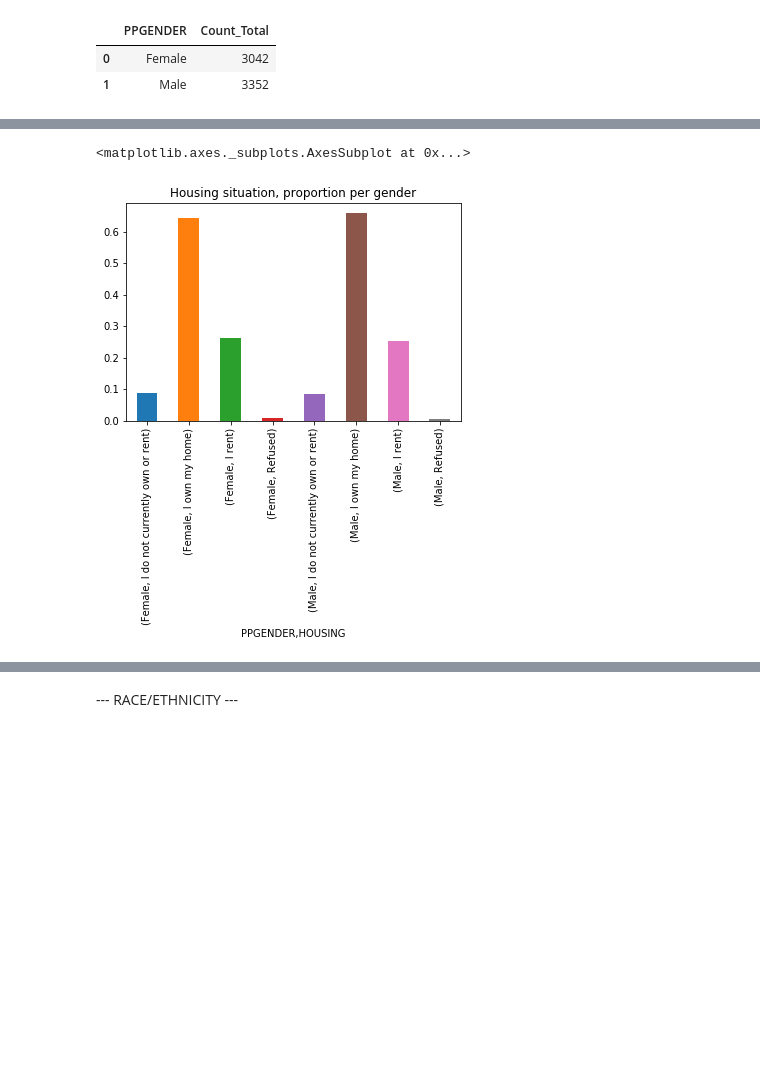
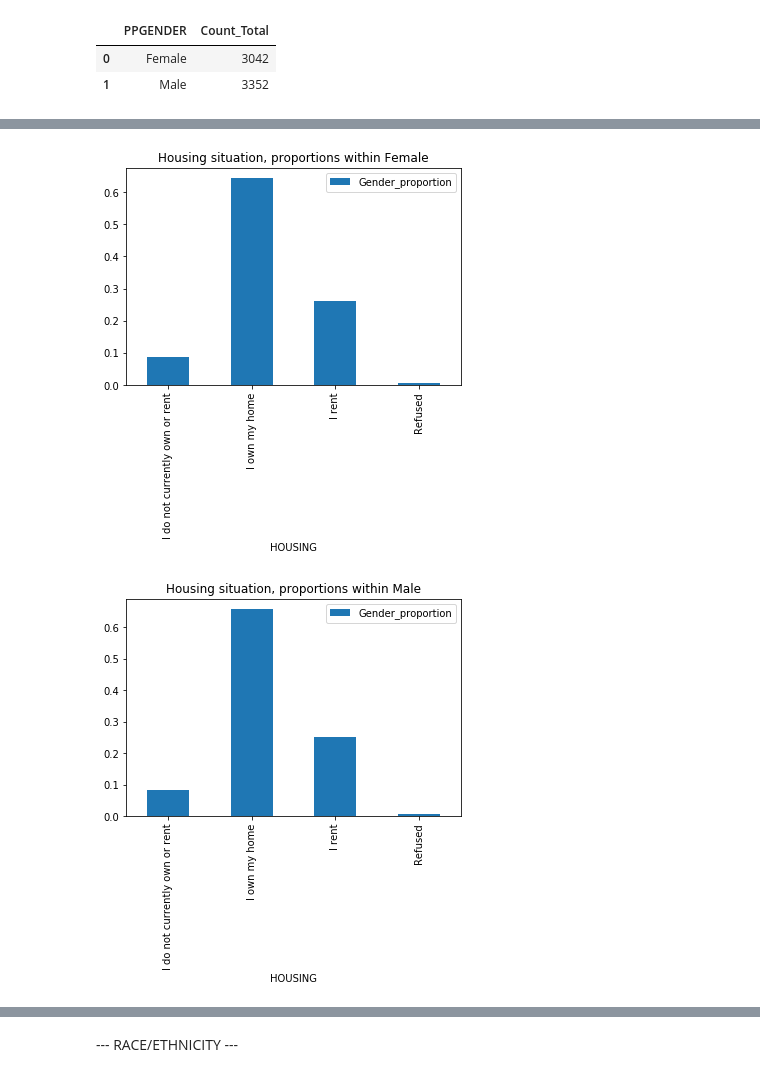
Before and after one commit to ds4a-team85/cohort2020-team-project, a Jupyter notebook: CFPB_EDA.ipynb, the cells around one changed output, grey strips where cells are left out. Saved outputs shown, nothing was run; the diff lists cells and outputs as text; code cells hidden in the pictures; blank space fills up the shorter version.

Commit message:
Changes to bar graph formatting

```diff
--- a/CFPB_EDA.ipynb
+++ b/CFPB_EDA.ipynb
@@ -247,8 +247,10 @@ homeown_gender
-# %%
-homeown_gender['Gender_proportion'].plot.bar(title='Housing situation, proportion per gender')
-# %% [output]
-<matplotlib.axes._subplots.AxesSubplot at 0x...>
-[figure, removed]
+# %%
+gender_vals = homeown_gender['PPGENDER'].unique()
+for g in gender_vals:
+    homeown_gender[homeown_gender['PPGENDER'] == g].loc[:,['Gender_proportion']].plot.bar(title='Housing situation, proportions within %s' % (g))
+# %% [output]
+[figure, added]
+[figure, added]
 # %%
 homeown_range_gender = homeown_df.loc[:,['PUF_ID','PPGENDER','HOUSERANGES']].groupby(['PPGENDER','HOUSERANGES']).count().rename(columns={'PUF_ID':'Participant_Count'}).reset_index()
 homeown_range_gender = homeown_range_gender.merge(gender_totals)
```
Also changed, not shown: parts of 4 cells of this notebook.
